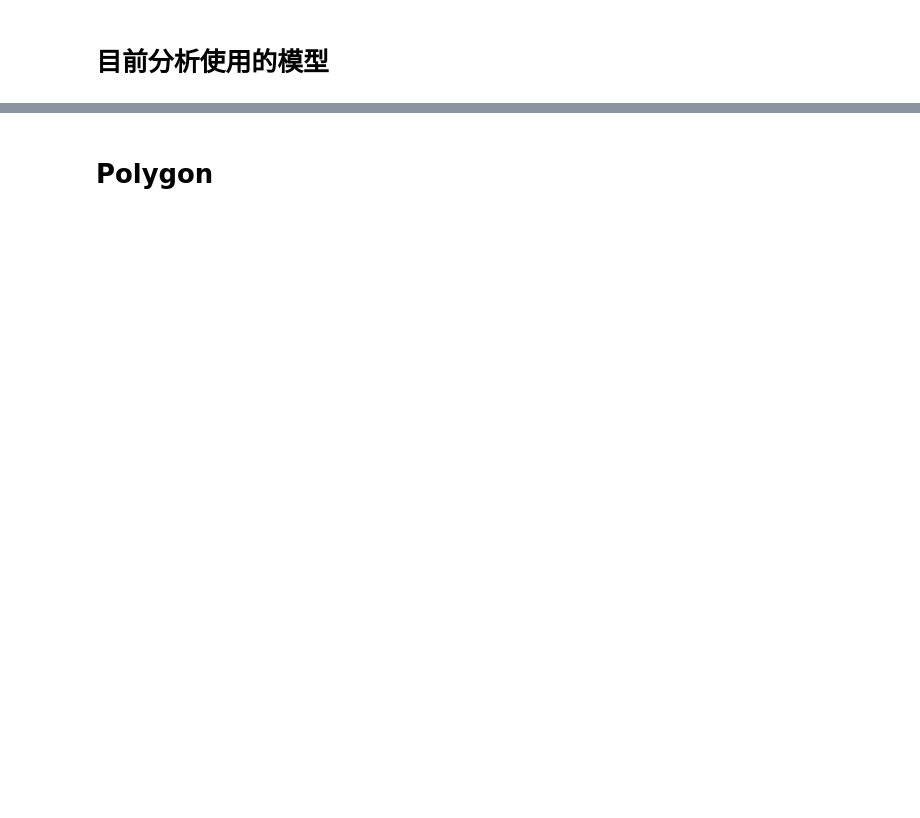
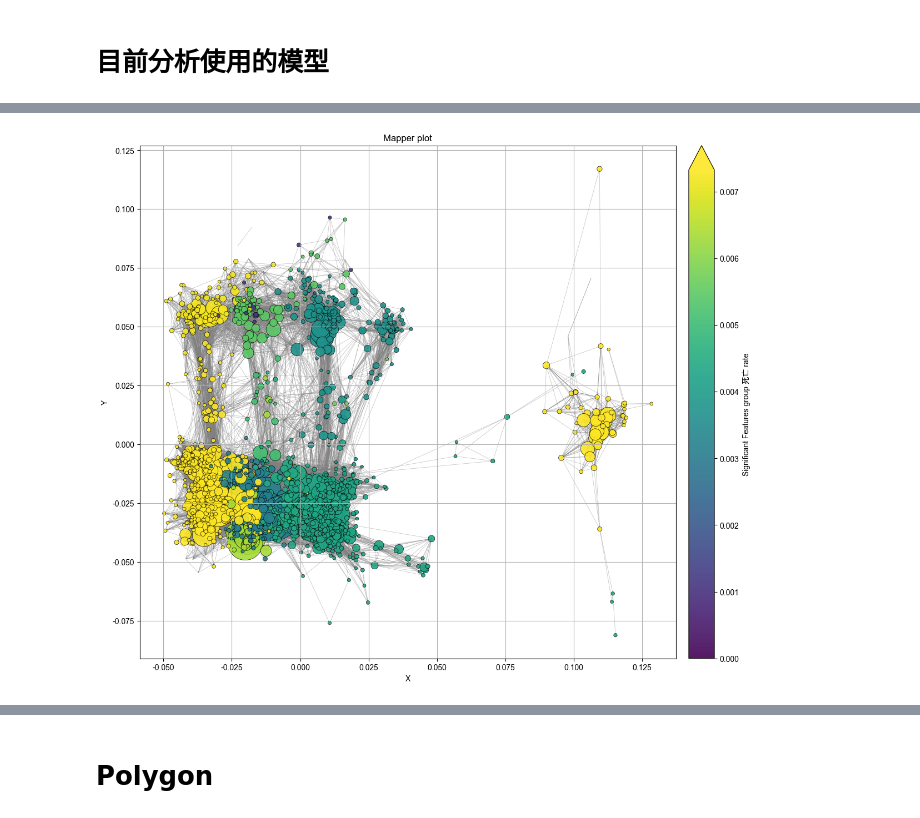
Before and after one commit to kennywang112/TrafficTDApython, a Jupyter notebook: Version4/Car.ipynb, the cells around one changed output, grey strips where cells are left out. Drawn from its saved outputs; the diff is of its cells as text; code cells hidden in the pictures; blank space fills up the shorter version.

```diff
--- a/Version4/Car.ipynb
+++ b/Version4/Car.ipynb
@@ -304,0 +233,4 @@ mapper_plotter.plot(choose, avg=False, set_label=True, size=3000, anchor=1.33)
+# %%
+mapper_plotter.plot(choose, avg=False, set_label=True, size=3000, anchor=1.33, group_rate_col='死亡')
+# %% [output]
+[figure, added]
```
Also changed, not shown: parts of 13 cells of this notebook, 33 other files.
